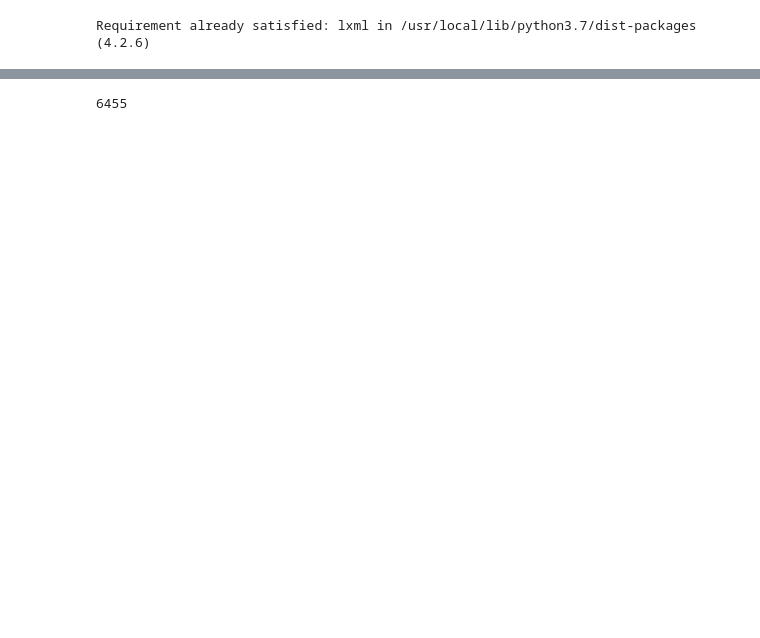
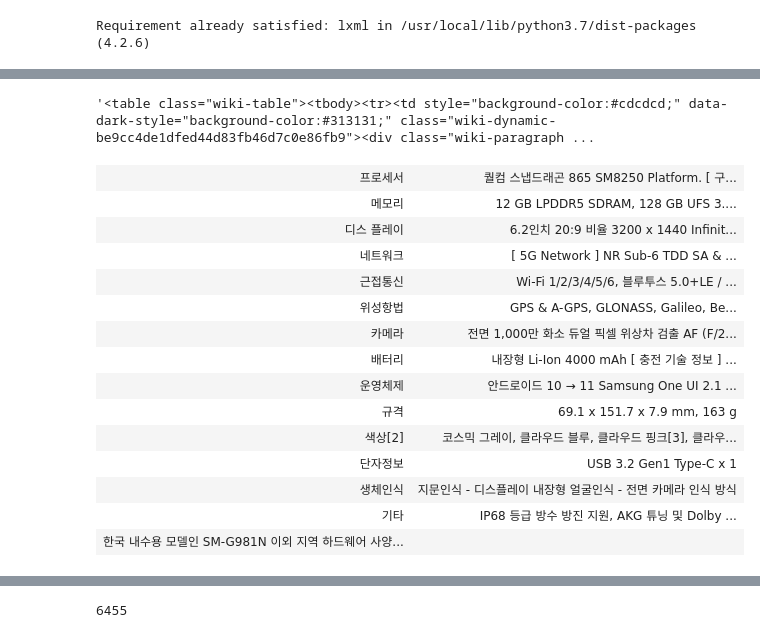
Before and after one commit to lukaskorea/Graduateproject_Teamscikitlove, a Jupyter notebook: html_preprocessing.ipynb, the cells around one changed output, grey strips where cells are left out. Cells and saved outputs as stored; diff of their text form; code cells hidden in the pictures; blank space fills up the shorter version.

Commit message:
html 파일 크기를 줄여서 df로 나타내보기

```diff
--- a/html_preprocessing.ipynb
+++ b/html_preprocessing.ipynb
@@ -35,0 +46,23 @@ len(file_after)
+# %%
+file_after
+# %% [output]
+'<table class="wiki-table"><tbody><tr><td style="background-color:#cdcdcd;" data-dark-style="background-color:#313131;" class="wiki-dynamic-be9cc4de1dfed44d83fb46d7c0e86fb9"><div class="wiki-paragraph ...
+# %%
+from IPython.core.display import display, HTML
+display(HTML(file_after))
+# %% [output]
+| 프로세서 | 퀄컴 스냅드래곤 865 SM8250 Platform. [ 구... |
+| 메모리 | 12 GB LPDDR5 SDRAM, 128 GB UFS 3.... |
+| 디스 플레이 | 6.2인치 20:9 비율 3200 x 1440 Infinit... |
+| 네트워크 | [ 5G Network ] NR Sub-6 TDD SA & ... |
+| 근접통신 | Wi-Fi 1/2/3/4/5/6, 블루투스 5.0+LE / ... |
+| 위성항법 | GPS & A-GPS, GLONASS, Galileo, Be... |
+| 카메라 | 전면 1,000만 화소 듀얼 픽셀 위상차 검출 AF (F/2... |
+| 배터리 | 내장형 Li-Ion 4000 mAh [ 충전 기술 정보 ] ... |
+| 운영체제 | 안드로이드 10 → 11 Samsung One UI 2.1 ... |
+| 규격 | 69.1 x 151.7 x 7.9 mm, 163 g |
+| 색상[2] | 코스믹 그레이, 클라우드 블루, 클라우드 핑크[3], 클라우... |
+| 단자정보 | USB 3.2 Gen1 Type-C x 1 |
+| 생체인식 | 지문인식 - 디스플레이 내장형 얼굴인식 - 전면 카메라 인식 방식 |
+| 기타 | IP68 등급 방수 방진 지원, AKG 튜닝 및 Dolby ... |
+| 한국 내수용 모델인 SM-G981N 이외 지역 하드웨어 사양... |  |
```
Also changed, not shown: parts of 17 cells of this notebook.
